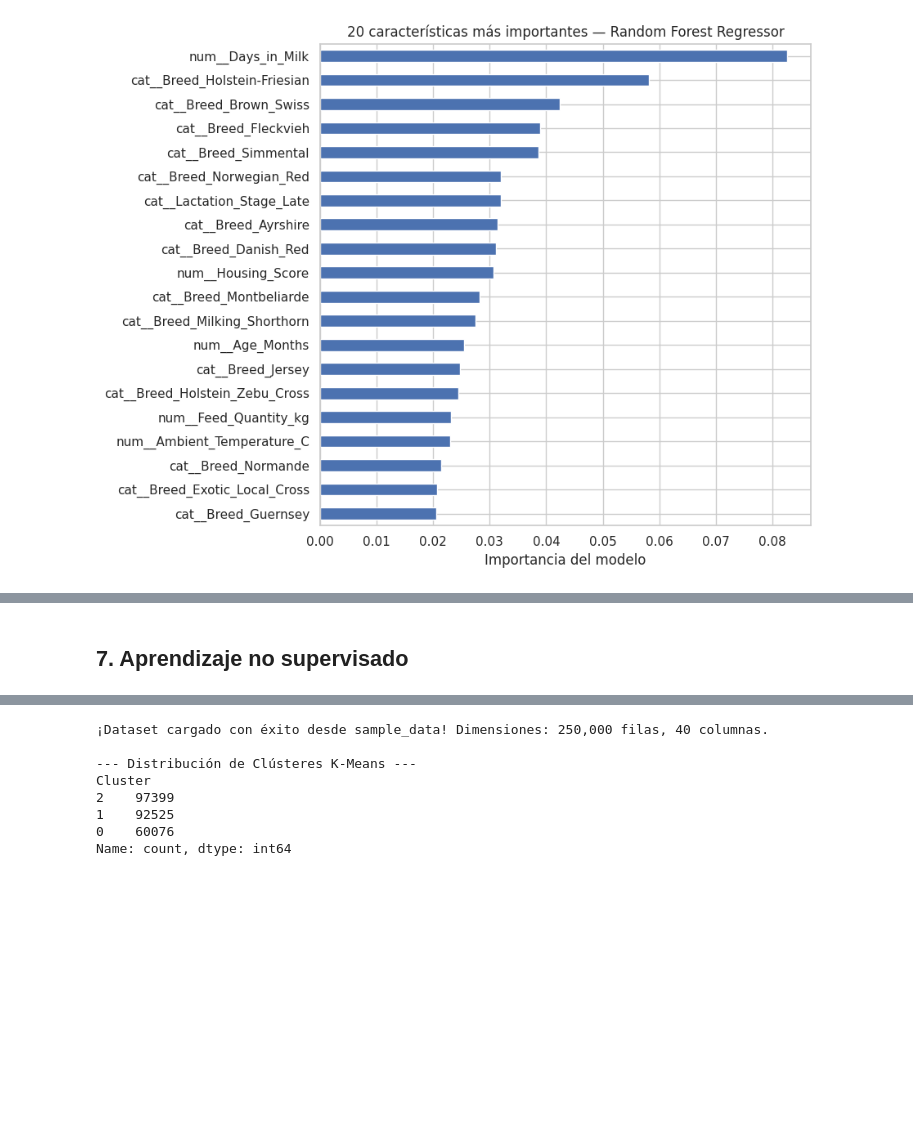
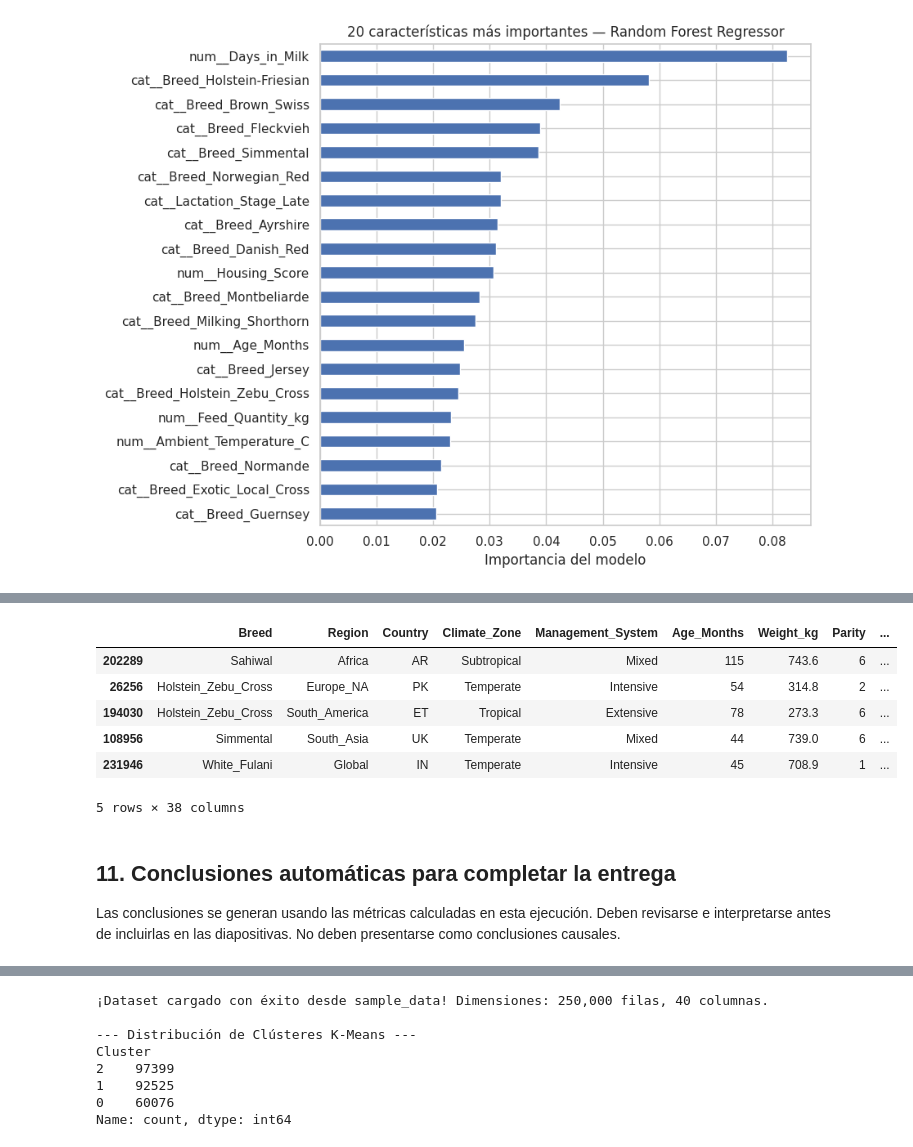
Before and after one commit to ValentinaFajardoBenitez/Prediccion-Produccion-Leche-en-Vacas, a Jupyter notebook: notebooks/Produccion_de_leche.ipynb, the cells around one changed output, grey strips where cells are left out. Cells and saved outputs as stored; diff of their text form; code cells hidden in the pictures; blank space fills up the shorter version.

```diff
--- a/notebooks/Produccion_de_leche.ipynb
+++ b/notebooks/Produccion_de_leche.ipynb
@@ -966,0 +815,16 @@ if __name__ == "__main__":
+# %%
+rf_final = busqueda_rf.best_estimator_
+pred_train_rf = rf_final.predict(X_busq)
+pred_test_rf = rf_final.predict(X_test)
+
+comparacion_ajuste = pd.DataFrame([
+    {"Conjunto": "Entrenamiento usado en búsqueda",
+     "MAE": mean_absolute_error(y_busq, pred_train_rf),
+     "RMSE": np.sqrt(mean_squared_error(y_busq, pred_train_rf)),
+     "R2": r2_score(y_busq, pred_train_rf)},
+    {"Conjunto": "Prueba",
+     "MAE": mean_absolute_error(y_test, pred_test_rf),
+     "RMSE": np.sqrt(mean_squared_error(y_test, pred_test_rf)),
+     "R2": r2_score(y_test, pred_test_rf)}
+])
+display(comparacion_ajuste)
@@ -967,2 +846,21 @@ if __name__ == "__main__":
+# %%
+ejemplo = X_test.head(5).copy()
+resultado_ejemplo = ejemplo.copy()
+resultado_ejemplo["Produccion_real_L"] = y_test.head(5).values
+resultado_ejemplo["Produccion_predicha_L"] = rf_final.predict(ejemplo)
+resultado_ejemplo["Error_absoluto_L"] = abs(
+    resultado_ejemplo["Produccion_real_L"] - resultado_ejemplo["Produccion_predicha_L"]
+)
+display(resultado_ejemplo)
+# %% [output]
+|  | Breed | Region | Country | Climate_Zone | Management_System | Age_Months | Weight_kg | Parity | ... |
+| 202289 | Sahiwal | Africa | AR | Subtropical | Mixed | 115 | 743.6 | 6 | ... |
+| 26256 | Holstein_Zebu_Cross | Europe_NA | PK | Temperate | Intensive | 54 | 314.8 | 2 | ... |
+| 194030 | Holstein_Zebu_Cross | South_America | ET | Tropical | Extensive | 78 | 273.3 | 6 | ... |
+| 108956 | Simmental | South_Asia | UK | Temperate | Mixed | 44 | 739.0 | 6 | ... |
+| 231946 | White_Fulani | Global | IN | Temperate | Intensive | 45 | 708.9 | 1 | ... |
+5 rows × 38 columns
 # %% [markdown]
-## 7. Aprendizaje no supervisado
+## 11. Conclusiones automáticas para completar la entrega
+
+Las conclusiones se generan usando las métricas calculadas en esta ejecución. Deben revisarse e interpretarse antes de incluirlas en las diapositivas. No deben presentarse como conclusiones causales.
```
Also changed, not shown: parts of 22 cells of this notebook.
